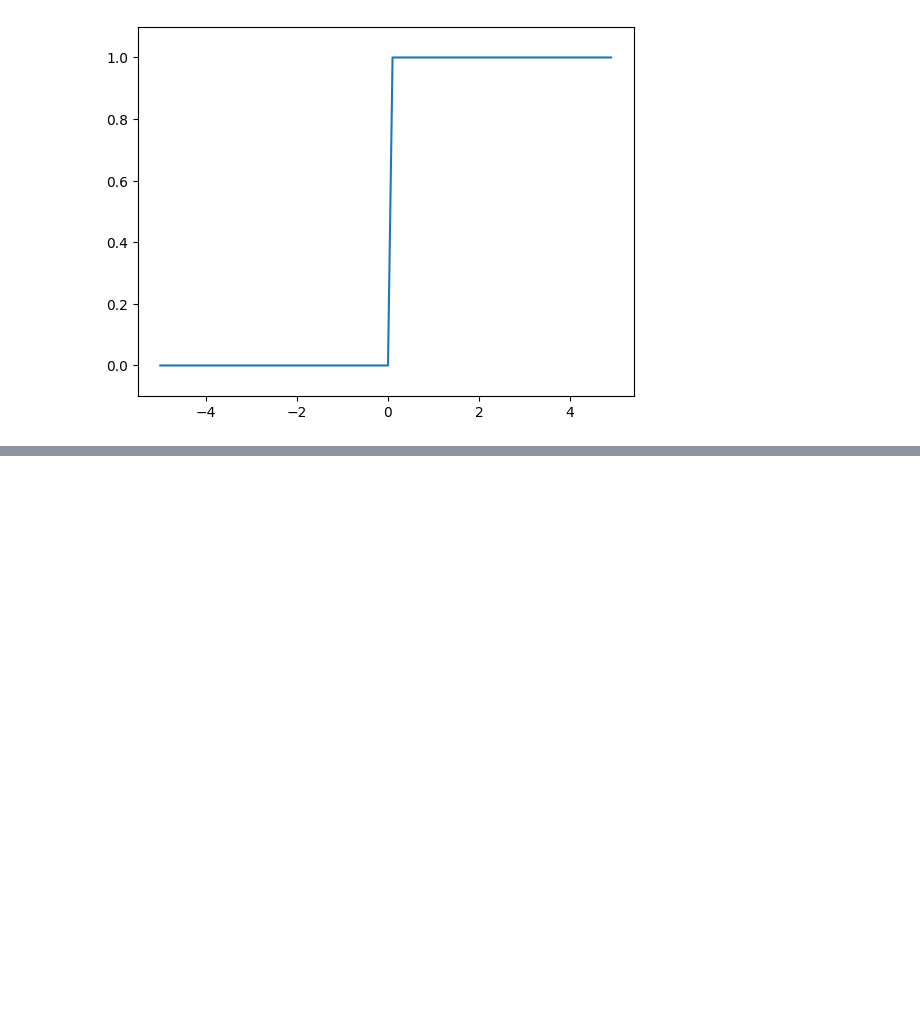
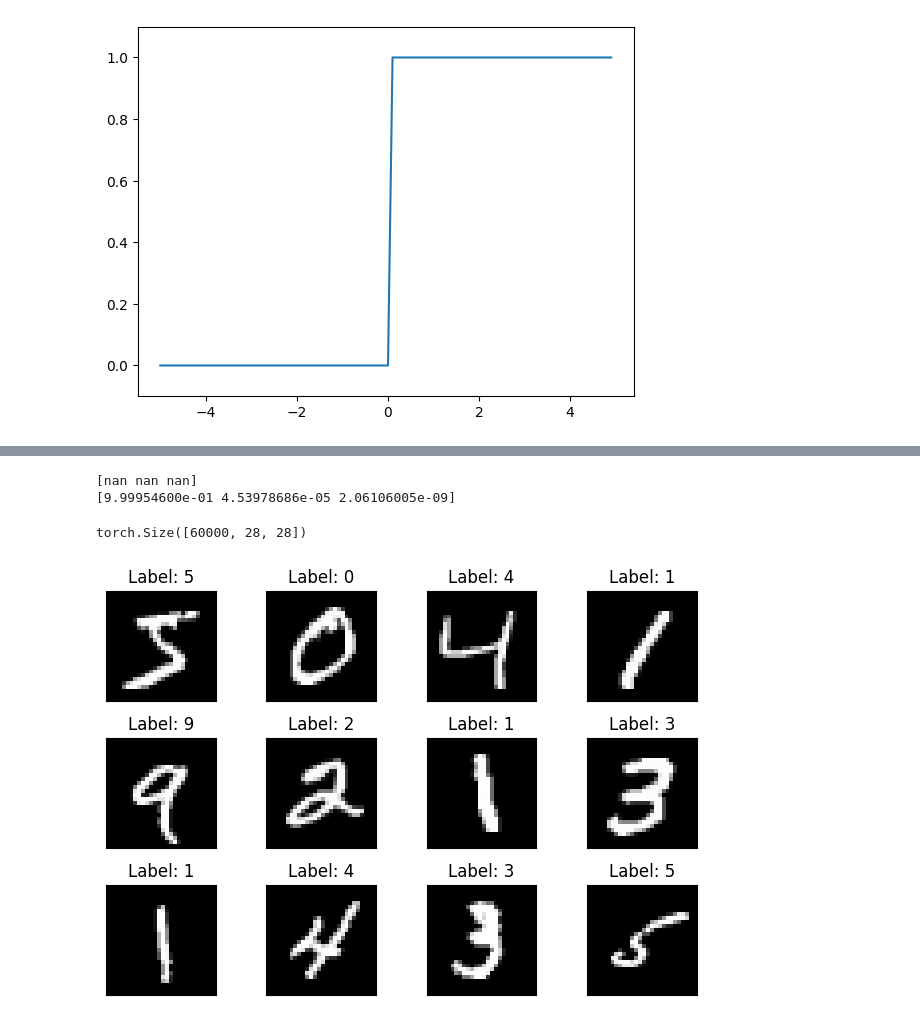
Before and after one commit to hllqkb/ML2025Spring_HUNG_YI_LEE_Machine_Learning_Homework, a Jupyter notebook: AI-Guide-and-Demos-zh_CN/【源代码】深度学习入门：基于Python的理论与实现_20240716/test.ipynb, the cells around one changed output, grey strips where cells are left out. Saved outputs shown, nothing was run; the diff lists cells and outputs as text; code cells hidden in the pictures; blank space fills up the shorter version.

```diff
--- a/AI-Guide-and-Demos-zh_CN/【源代码】深度学习入门：基于Python的理论与实现_20240716/test.ipynb
+++ b/AI-Guide-and-Demos-zh_CN/【源代码】深度学习入门：基于Python的理论与实现_20240716/test.ipynb
@@ -29,0 +89,64 @@ plt.show()
+# %%
+# 神经网络可以用于回归任务和分类任务，回归问题用恒等函数，分类问题用softmax函数。
+def softmax(x):
+    """
+    计算softmax函数
+    """
+    return np.exp(x) / np.sum(np.exp(x), axis=0)
+
+# 回归问题
+def regression(x):
+    """
+    回归问题
+    """
+    return x
+print(softmax(np.array([1010, 2000, 3000])))
+def softmax(x):
+    """
+    计算softmax函数，解决溢出问题
+    """
+    x = x - np.max(x)
+    exp_x = np.exp(x)
+    return exp_x / np.sum(exp_x)
+print(softmax(np.array([1010, 1000, 990])))
+# %% [output]
+[nan nan nan]
+[9.99954600e-01 4.53978686e-05 2.06106005e-09]
+# %%
+import torch
+from torchvision import datasets, transforms
+from torch.utils.data import DataLoader
+# 数据预处理：归一化
+transform = transforms.Compose([
+transforms.ToTensor(),
+transforms.Normalize((0.1307,), (0.3081,))
+])
+
+# 加载训练集和测试集
+train_dataset = datasets.MNIST(root='./data', train=True, download=True, transform=transform)
+test_dataset = datasets.MNIST(root='./data', train=False, download=True, transform=transform)
+# 加载训练集和测试集的DataLoader,每次加载64个样本,train_loader的shuffle参数设为True表示每次迭代时都打乱数据
+train_loader = DataLoader(train_dataset, batch_size=64, shuffle=True)
+test_loader = DataLoader(test_dataset, batch_size=64, shuffle=False)
+# %%
+# 查看shape和图片
+from matplotlib import pyplot as plt
+print(train_dataset.train_data.shape)
+fig=plt.figure()
+for i in range(12):
+    # 创建一个 3×4 的网格，共 12 个子图
+    plt.subplot(3,4,i+1)
+    # 自动调整子图之间的间距和边距
+    plt.tight_layout()
+    # 显示图片 ，'gray' 表示灰度图
+    plt.imshow(train_dataset.train_data[i], cmap='gray')
+    # 不显示x,y刻度
+    plt.xticks([])
+    plt.yticks([])
+    # 设置标题
+    plt.title(f'Label: {train_dataset.train_labels[i]}')
+# 显示图片
+plt.show()
+# %% [output]
+torch.Size([60000, 28, 28])
+[figure, added]
```
Also changed, not shown: parts of 10 cells of this notebook, 1 other file.
